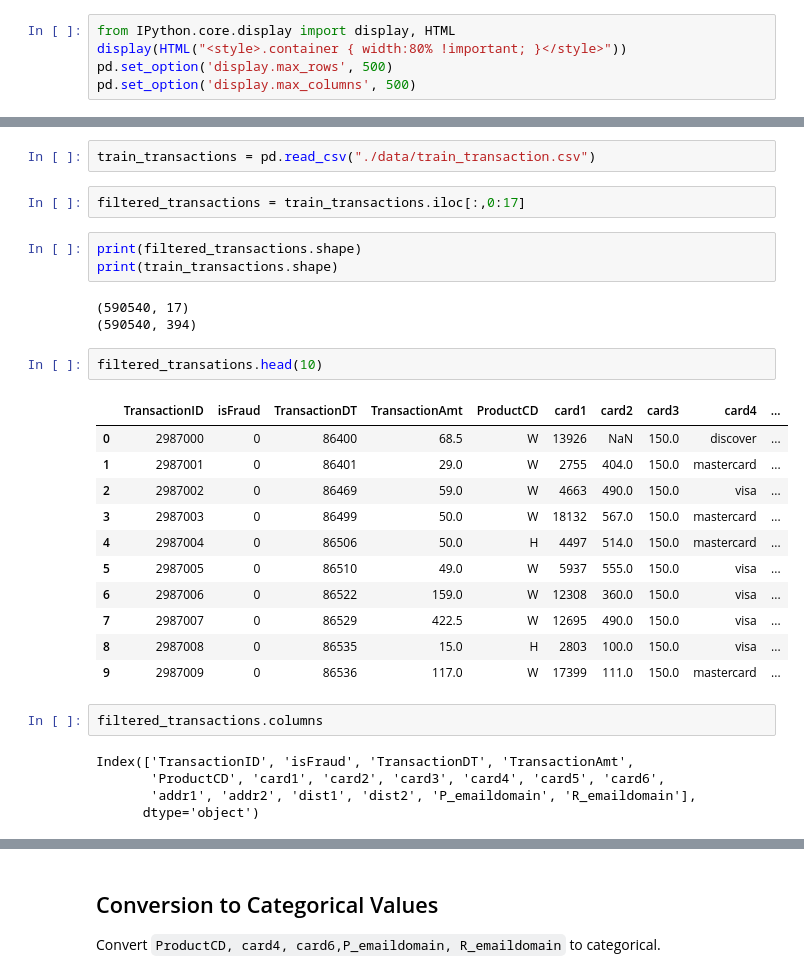
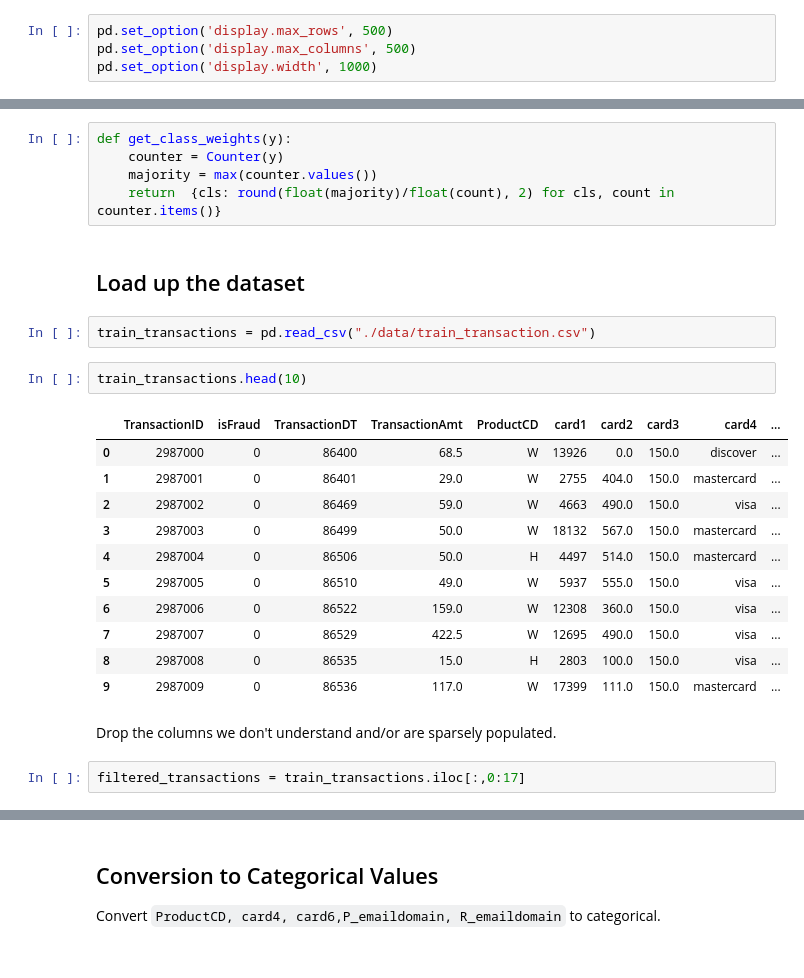
Before and after one commit to lasersquirrel/Forseti, a Jupyter notebook: Carl Exploration.ipynb, the cells around one changed output, grey strips where cells are left out. Cells and saved outputs as stored; diff of their text form.

```diff
--- a/Carl Exploration.ipynb
+++ b/Carl Exploration.ipynb
@@ -9,5 +14,4 @@ from sklearn.ensemble import RandomForestClassifier
 # %%
-from IPython.core.display import display, HTML
-display(HTML("<style>.container { width:80% !important; }</style>"))
 pd.set_option('display.max_rows', 500)
 pd.set_option('display.max_columns', 500)
+pd.set_option('display.width', 1000)
@@ -14,31 +21,27 @@ pd.set_option('display.max_columns', 500)
+# %%
+def get_class_weights(y):
+    counter = Counter(y)
+    majority = max(counter.values())
+    return  {cls: round(float(majority)/float(count), 2) for cls, count in counter.items()}
+# %% [markdown]
+## Load up the dataset
 # %%
 train_transactions = pd.read_csv("./data/train_transaction.csv")
+# %%
+train_transactions.head(10)
+# %% [output]
+|  | TransactionID | isFraud | TransactionDT | TransactionAmt | ProductCD | card1 | card2 | card3 | card4 | ... |
+| 0 | 2987000 | 0 | 86400 | 68.5 | W | 13926 | 0.0 | 150.0 | discover | ... |
+| 1 | 2987001 | 0 | 86401 | 29.0 | W | 2755 | 404.0 | 150.0 | mastercard | ... |
+| 2 | 2987002 | 0 | 86469 | 59.0 | W | 4663 | 490.0 | 150.0 | visa | ... |
+| 3 | 2987003 | 0 | 86499 | 50.0 | W | 18132 | 567.0 | 150.0 | mastercard | ... |
+| 4 | 2987004 | 0 | 86506 | 50.0 | H | 4497 | 514.0 | 150.0 | mastercard | ... |
+| 5 | 2987005 | 0 | 86510 | 49.0 | W | 5937 | 555.0 | 150.0 | visa | ... |
+| 6 | 2987006 | 0 | 86522 | 159.0 | W | 12308 | 360.0 | 150.0 | visa | ... |
+| 7 | 2987007 | 0 | 86529 | 422.5 | W | 12695 | 490.0 | 150.0 | visa | ... |
+| 8 | 2987008 | 0 | 86535 | 15.0 | H | 2803 | 100.0 | 150.0 | visa | ... |
+| 9 | 2987009 | 0 | 86536 | 117.0 | W | 17399 | 111.0 | 150.0 | mastercard | ... |
+# %% [markdown]
+Drop the columns we don't understand and/or are sparsely populated.
 # %%
 filtered_transactions = train_transactions.iloc[:,0:17]
-# %%
-print(filtered_transactions.shape)
-print(train_transactions.shape)
-# %% [output]
-(590540, 17)
-(590540, 394)
-# %%
-filtered_transations.head(10)
-# %% [output]
-|  | TransactionID | isFraud | TransactionDT | TransactionAmt | ProductCD | card1 | card2 | card3 | card4 | ... |
-| 0 | 2987000 | 0 | 86400 | 68.5 | W | 13926 | NaN | 150.0 | discover | ... |
-| 1 | 2987001 | 0 | 86401 | 29.0 | W | 2755 | 404.0 | 150.0 | mastercard | ... |
-| 2 | 2987002 | 0 | 86469 | 59.0 | W | 4663 | 490.0 | 150.0 | visa | ... |
-| 3 | 2987003 | 0 | 86499 | 50.0 | W | 18132 | 567.0 | 150.0 | mastercard | ... |
-| 4 | 2987004 | 0 | 86506 | 50.0 | H | 4497 | 514.0 | 150.0 | mastercard | ... |
-| 5 | 2987005 | 0 | 86510 | 49.0 | W | 5937 | 555.0 | 150.0 | visa | ... |
-| 6 | 2987006 | 0 | 86522 | 159.0 | W | 12308 | 360.0 | 150.0 | visa | ... |
-| 7 | 2987007 | 0 | 86529 | 422.5 | W | 12695 | 490.0 | 150.0 | visa | ... |
-| 8 | 2987008 | 0 | 86535 | 15.0 | H | 2803 | 100.0 | 150.0 | visa | ... |
-| 9 | 2987009 | 0 | 86536 | 117.0 | W | 17399 | 111.0 | 150.0 | mastercard | ... |
-# %%
-filtered_transactions.columns
-# %% [output]
-Index(['TransactionID', 'isFraud', 'TransactionDT', 'TransactionAmt',
-       'ProductCD', 'card1', 'card2', 'card3', 'card4', 'card5', 'card6',
-       'addr1', 'addr2', 'dist1', 'dist2', 'P_emaildomain', 'R_emaildomain'],
-      dtype='object')
```
Also changed, not shown: parts of 15 cells of this notebook, 1 other file.
